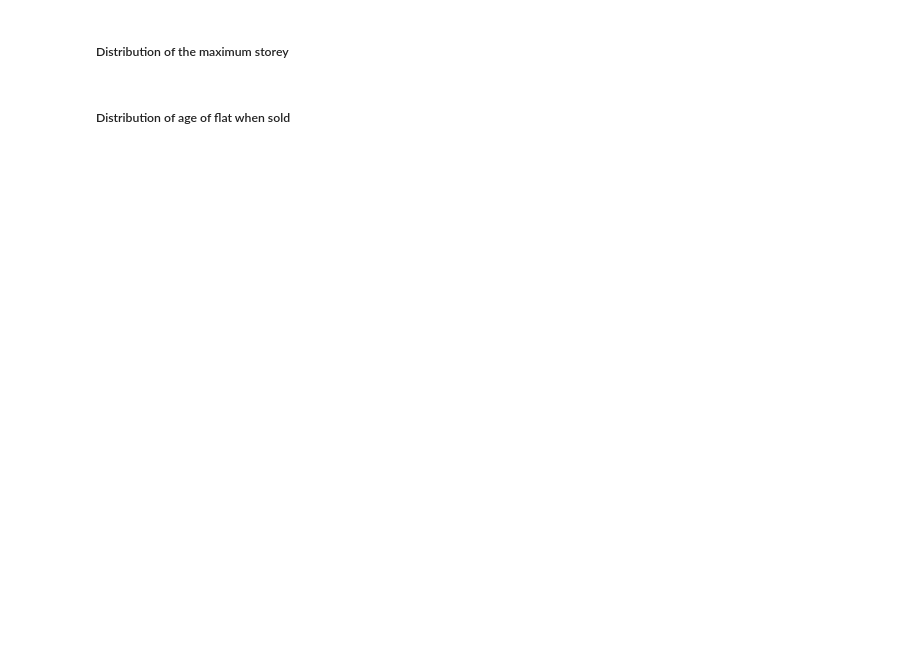
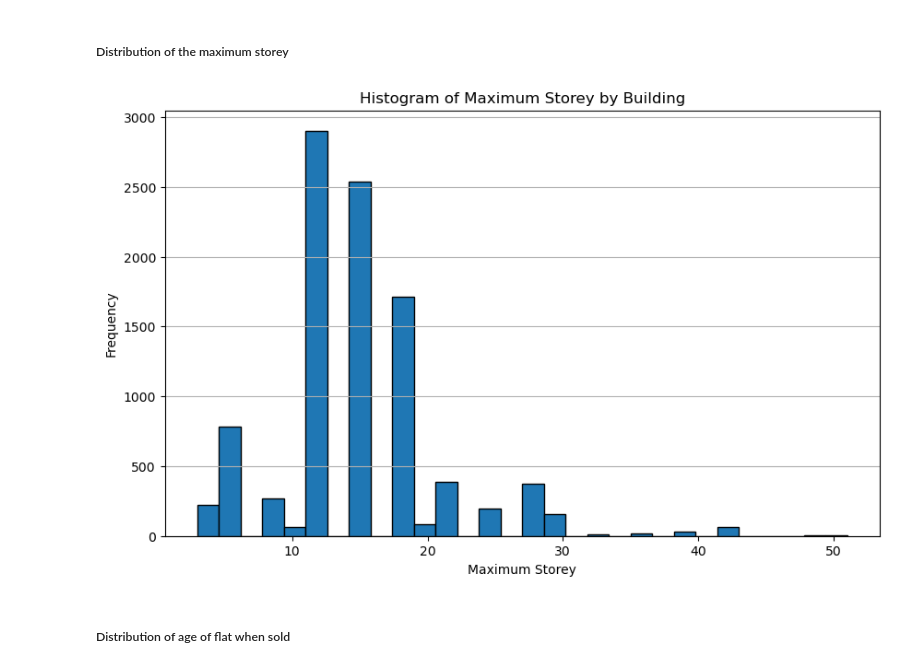
Before and after one commit to Zimmy313/HDB_HousingPrice_ML_Project, a Jupyter notebook: src/Data_Cleaning.ipynb, the cells around one changed output. Cells and saved outputs as stored; diff of their text form; code cells hidden in the pictures; blank space fills up the shorter version.

```diff
--- a/src/Data_Cleaning.ipynb
+++ b/src/Data_Cleaning.ipynb
@@ -619,0 +333,6 @@ get_column_data_types(full_cleaned)
+# %%
+X = full_data.drop(columns=['resale_price'])
+y = full_data['resale_price']
+
+# Split the data into an 80-20 train-test split
+X_train, X_test, y_train, y_test = train_test_split(X, y, test_size=0.2, random_state=3244)
@@ -619,0 +399,4 @@ get_column_data_types(full_cleaned)
+# %%
+X_train = split_storey_range(X_train)
+X_train = add_max_storey(X_train)
+X_train['age_of_flat'] = X_train.apply(calculate_age_of_flat, axis=1)
@@ -619,0 +405,11 @@ get_column_data_types(full_cleaned)
+# %%
+flat_model_order_by_average_prices = X_train.groupby('flat_model')['resale_price'].mean().reset_index().sort_values(by = 'resale_price', ascending=True)
+flat_type_order_by_average_prices = X_train.groupby('flat_type')['resale_price'].mean().reset_index().sort_values(by = 'resale_price', ascending=True)
+town_order_by_average_prices = X_train.groupby('town')['resale_price'].mean().reset_index().sort_values(by = 'resale_price', ascending=True)
+mapping_town = {town: idx + 1 for idx, town in enumerate(town_order_by_average_prices['town'])}
+mapping_flat_model = {flat_model: idx + 1 for idx, flat_model in enumerate(flat_model_order_by_average_prices['flat_model'])}
+mapping_flat_type = {flat_type: idx + 1 for idx, flat_type in enumerate(flat_type_order_by_average_prices['flat_type'])}
+
+X_train['flat_model_encoded'] = X_train['flat_model'].map(mapping_flat_model)
+X_train['flat_type_encoded'] = X_train['flat_type'].map(mapping_flat_type)
+X_train['town_encoded'] = X_train['town'].map(mapping_town)
@@ -621,15 +504,17 @@ get_column_data_types(full_cleaned)
 ##### Distribution of the maximum storey
 # %%
 #Distribution of the maximum storey
-lst_of_max_storey = full_cleaned.groupby(['town', 'block', 'street_name'], as_index=False)['max_storey'].max()
+lst_of_max_storey = X_train.groupby(['town', 'block', 'street_name'], as_index=False)['max_storey'].max()
 # Plot the histogram of max_storey
 plt.figure(figsize=(10, 6))
 plt.hist(lst_of_max_storey['max_storey'], bins=30, edgecolor='black')
 plt.title('Histogram of Maximum Storey by Building')
 plt.xlabel('Maximum Storey')
 plt.ylabel('Frequency')
 plt.grid(axis='y')
 plt.show()
+# %% [output]
+[figure, added]
 # %% [markdown]
 ##### Distribution of age of flat when sold
 # %%
```
Also changed, not shown: parts of 74 cells of this notebook, 6 other files.
